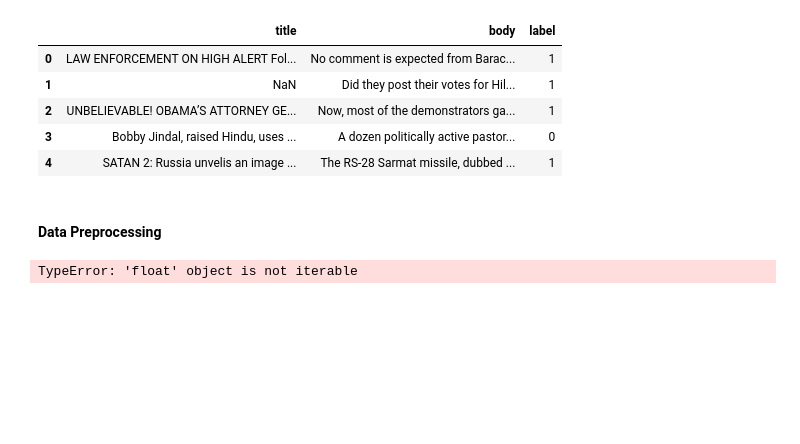
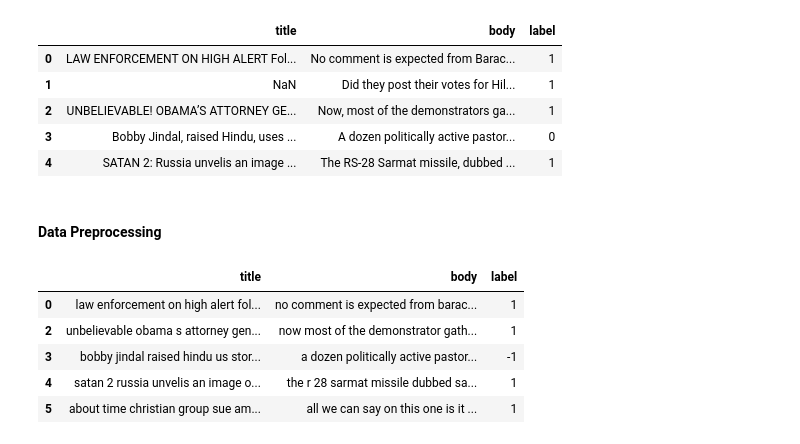
Before and after one commit to ahedrick510/machine_learning, a Jupyter notebook: Final Project/fakenews.ipynb, the cells around one changed output. Saved outputs shown, nothing was run; the diff lists cells and outputs as text; code cells hidden in the pictures; blank space fills up the shorter version.

```diff
--- a/Final Project/fakenews.ipynb
+++ b/Final Project/fakenews.ipynb
@@ -37,34 +37,48 @@ news.head()
 # %%
 from warnings import simplefilter
 # ignore all future warnings
 simplefilter(action='ignore', category=FutureWarning)
+
+# remove all rows with missing values
+news = news.dropna()
+
+# only keep first 5000 rows of news
+news = news[:5000]
 
 # remove all non-alphanumeric characters from news
 news['title'] = news['title'].str.replace('[^a-zA-Z0-9]', ' ')
 news['body'] = news['body'].str.replace('[^a-zA-Z0-9]', ' ')
 
 # convert all news to lowercase
 news['title'] = news['title'].str.lower()
 news['body'] = news['body'].str.lower()
+
+# make objects in 'title' and 'body' strings
+news['title'] = news['title'].astype(str)
+news['body'] = news['body'].astype(str)
 
 # word tokenize news for lemmatizer
 news['title'] = news['title'].apply(nltk.word_tokenize)
 news['body'] = news['body'].apply(nltk.word_tokenize)
 
 # lemmatize news
 lemmatizer = nltk.stem.WordNetLemmatizer()
 news['title'] = news['title'].apply(lambda x: ' '.join([lemmatizer.lemmatize(word) for word in x]))
 news['body'] = news['body'].apply(lambda x: ' '.join([lemmatizer.lemmatize(word) for word in x]))
 
+# word tokenize news again
+# news['title'] = news['title'].apply(nltk.word_tokenize)
+# news['body'] = news['body'].apply(nltk.word_tokenize)
 
-# # word tokenize news again
-# # news['title'] = news['title'].apply(nltk.word_tokenize)
-# # news['body'] = news['body'].apply(nltk.word_tokenize)
-
-# # replace 0 with -1 for label
-# # now, -1 = fake news, 1 = real news
-# news['label'] = news['label'].map({0: -1})
+# replace 0 with -1 for label
+# now, -1 = fake news, 1 = real news
+news['label'] = news['label'].replace(0, -1)
 
 news.head()
 # %% [output]
-TypeError: 'float' object is not iterable
+|  | title | body | label |
+| 0 | law enforcement on high alert fol... | no comment is expected from barac... | 1 |
+| 2 | unbelievable obama s attorney gen... | now most of the demonstrator gath... | 1 |
+| 3 | bobby jindal raised hindu us stor... | a dozen politically active pastor... | -1 |
+| 4 | satan 2 russia unvelis an image o... | the r 28 sarmat missile dubbed sa... | 1 |
+| 5 | about time christian group sue am... | all we can say on this one is it ... | 1 |
```
Also changed, not shown: parts of 11 cells of this notebook.
